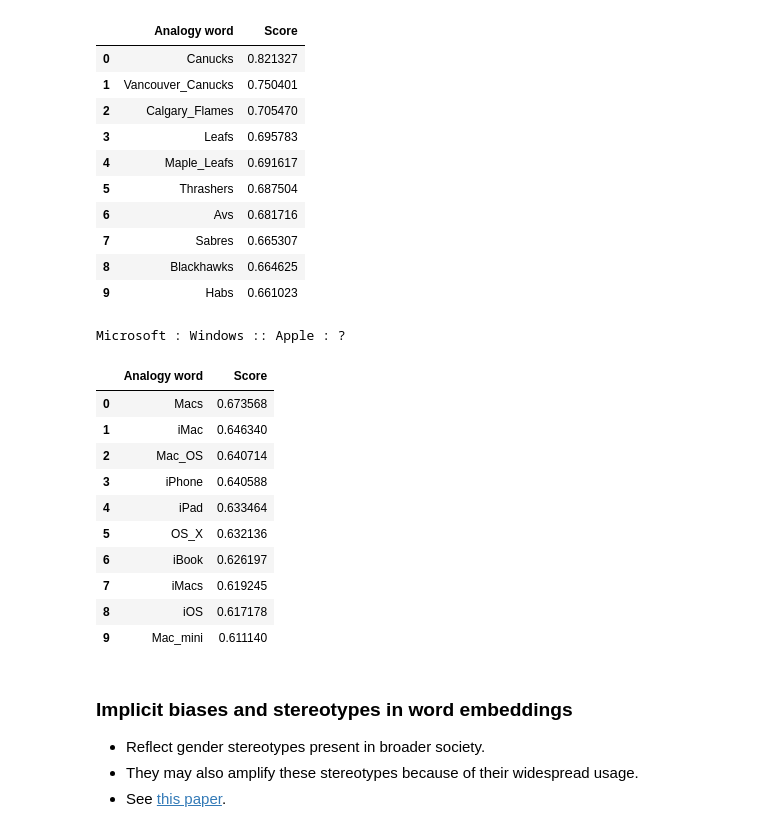
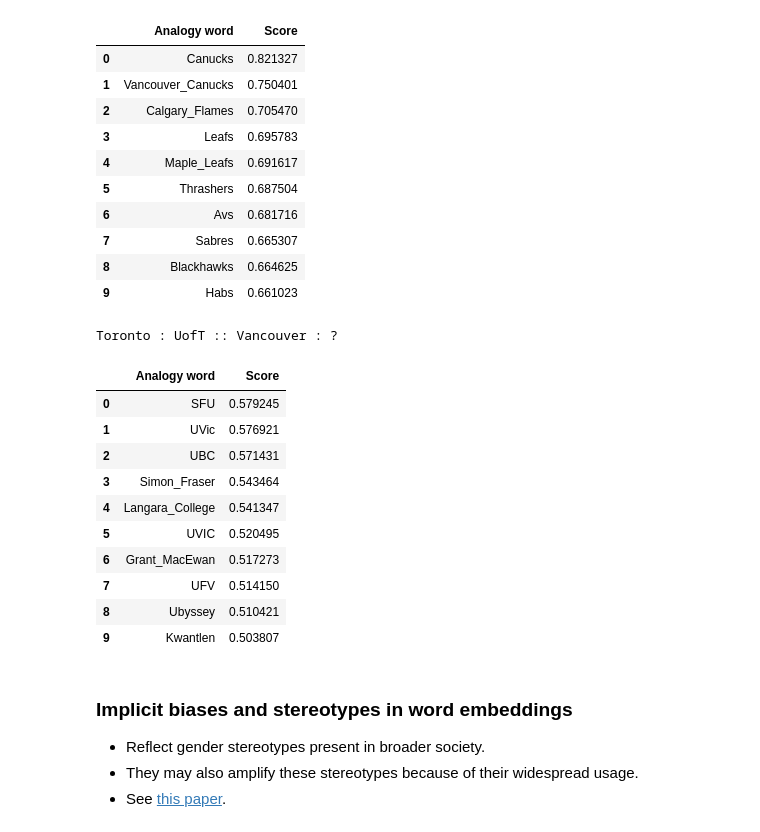
Before and after one commit to kvarada/UBC_MDS_sample_lesson, a Jupyter notebook: word_embeddings_intro.ipynb, the cells around one changed output. Drawn from its saved outputs; the diff is of its cells as text; code cells hidden in the pictures.

```diff
--- a/word_embeddings_intro.ipynb
+++ b/word_embeddings_intro.ipynb
@@ -240,13 +197,0 @@ def get_onehot_encoding(word, vocab):
-# %%
-# Note: In the NLP community a text data set is referred
-# to as a **corpus** (plural: corpora).
-
-vocab = vec.vocabulary_
-word1 = 'tall'
-onehot_word1 = get_onehot_encoding(word1, vocab)
-
-word2 = 'height'
-onehot_word2 = get_onehot_encoding(word2, vocab)
-
-print("The dot product between %s and %s is: %d" %
-      (word1, word2, onehot_word1.dot(onehot_word2)))
@@ -613,5 +505,5 @@ Why?
 # %%
-def analogy(word1, word2, word3, model = w2v_model):
+def analogy(word1, word2, word3, model = model):
     '''
     Returns analogy word using the given model.
 
@@ -654,21 +546,21 @@ Montreal : Canadiens :: Vancouver : ?
 | 7 | Sabres | 0.665307 |
 | 8 | Blackhawks | 0.664625 |
 | 9 | Habs | 0.661023 |
-# %%
-analogy('Microsoft', 'Windows', 'Apple')
-# %% [output]
-Microsoft : Windows :: Apple : ?
-|  | Analogy word | Score |
-| 0 | Macs | 0.673568 |
-| 1 | iMac | 0.646340 |
-| 2 | Mac_OS | 0.640714 |
-| 3 | iPhone | 0.640588 |
-| 4 | iPad | 0.633464 |
-| 5 | OS_X | 0.632136 |
-| 6 | iBook | 0.626197 |
-| 7 | iMacs | 0.619245 |
-| 8 | iOS | 0.617178 |
-| 9 | Mac_mini | 0.611140 |
+# %%
+analogy('Toronto', 'UofT', 'Vancouver')
+# %% [output]
+Toronto : UofT :: Vancouver : ?
+|  | Analogy word | Score |
+| 0 | SFU | 0.579245 |
+| 1 | UVic | 0.576921 |
+| 2 | UBC | 0.571431 |
+| 3 | Simon_Fraser | 0.543464 |
+| 4 | Langara_College | 0.541347 |
+| 5 | UVIC | 0.520495 |
+| 6 | Grant_MacEwan | 0.517273 |
+| 7 | UFV | 0.514150 |
+| 8 | Ubyssey | 0.510421 |
+| 9 | Kwantlen | 0.503807 |
 # %% [markdown]
 ### Implicit biases and stereotypes in word embeddings
 
```
Also changed, not shown: parts of 42 cells of this notebook.
